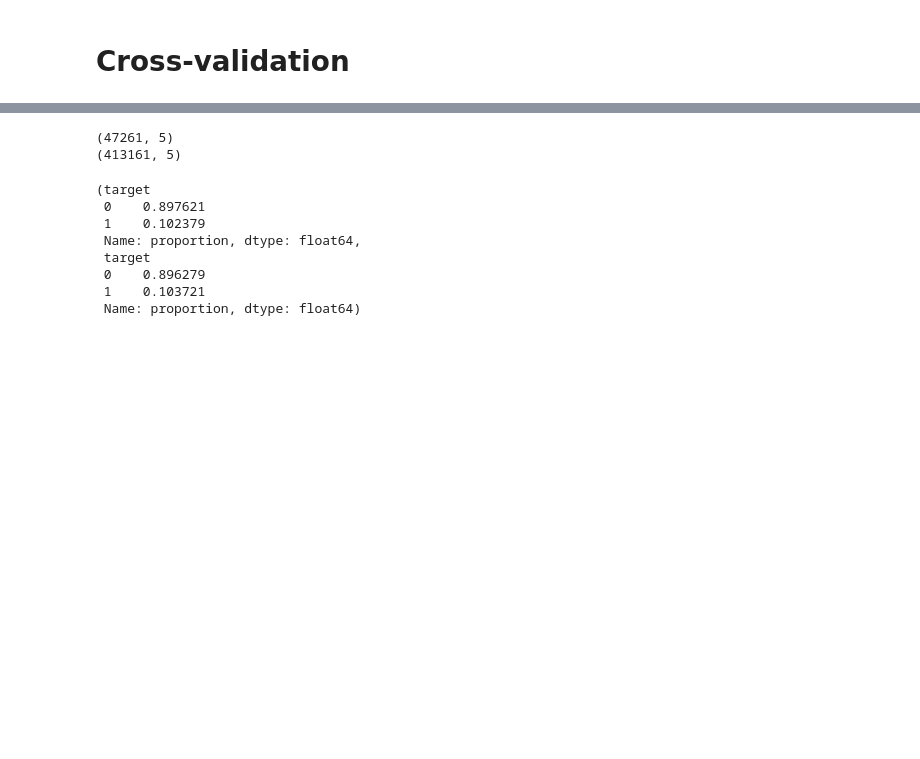
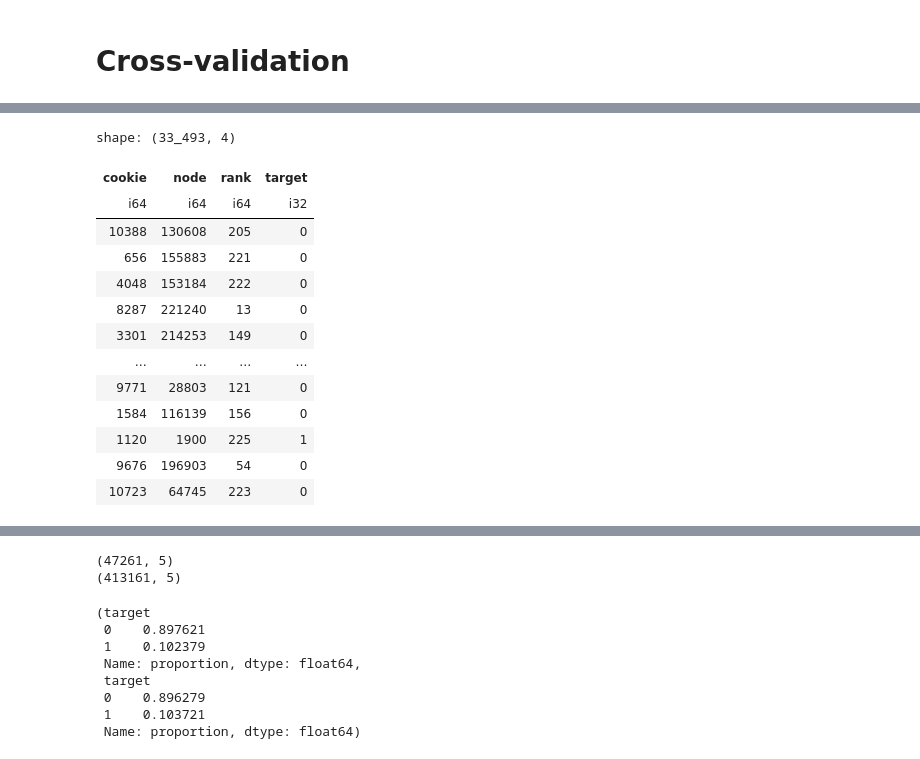
Before and after one commit to Lamantin12/avito-cup-2025-pers-recs, a Jupyter notebook: post_work_1_cross_validating.ipynb, the cells around one changed output, grey strips where cells are left out. Saved outputs shown, nothing was run; the diff lists cells and outputs as text; code cells hidden in the pictures; blank space fills up the shorter version.

```diff
--- a/post_work_1_cross_validating.ipynb
+++ b/post_work_1_cross_validating.ipynb
@@ -147,0 +232,17 @@ shape: (156_112, 3)
+# %%
+X_val
+# %% [output]
+shape: (33_493, 4)
+| cookie | node | rank | target |
+| i64 | i64 | i64 | i32 |
+| 10388 | 130608 | 205 | 0 |
+| 656 | 155883 | 221 | 0 |
+| 4048 | 153184 | 222 | 0 |
+| 8287 | 221240 | 13 | 0 |
+| 3301 | 214253 | 149 | 0 |
+| … | … | … | … |
+| 9771 | 28803 | 121 | 0 |
+| 1584 | 116139 | 156 | 0 |
+| 1120 | 1900 | 225 | 1 |
+| 9676 | 196903 | 54 | 0 |
+| 10723 | 64745 | 223 | 0 |
```
Also changed, not shown: parts of 10 cells of this notebook, 1 other file.
